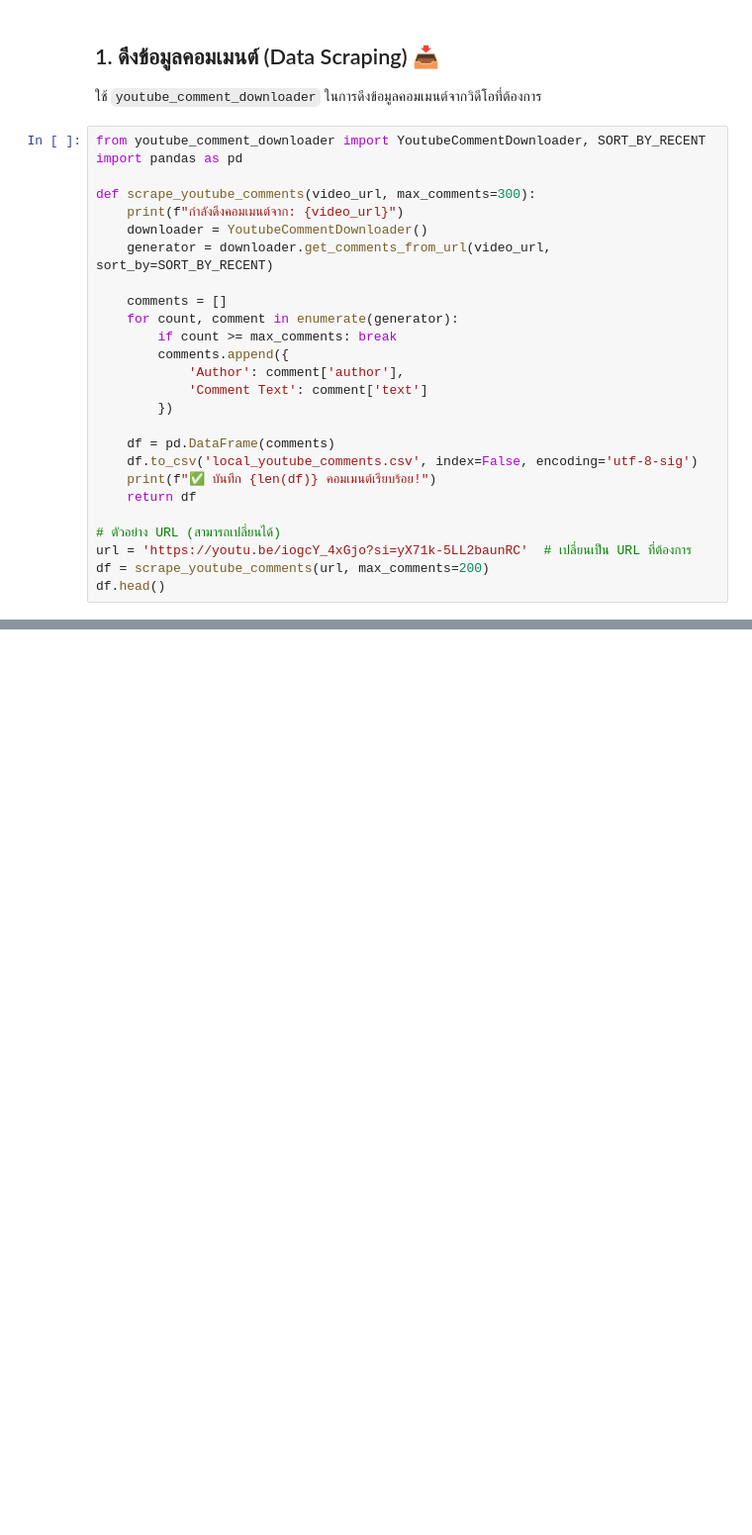
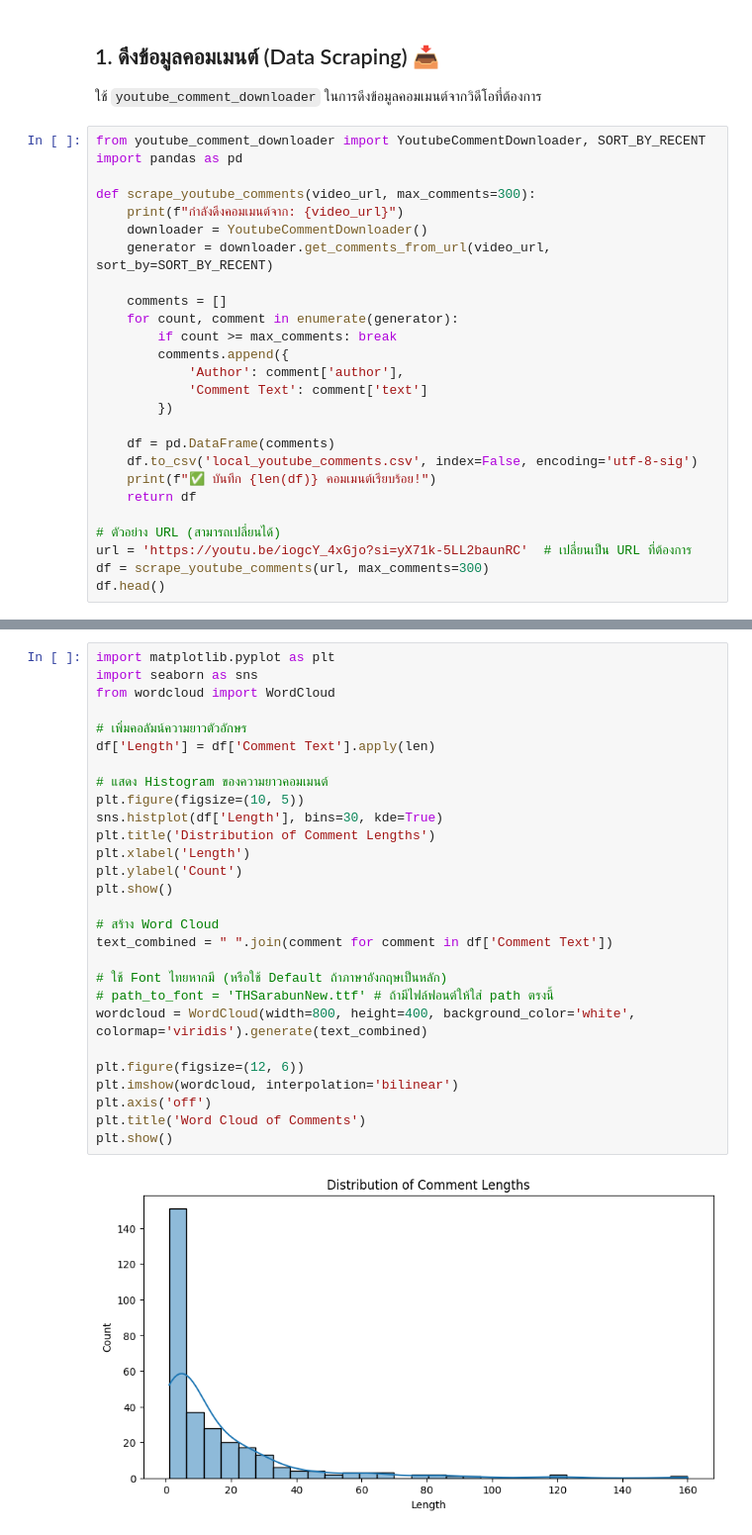
Before and after one commit to IceEz555/RAG-project, a Jupyter notebook: Customer Segmentation/Customer_Segmentation_Local_Model.ipynb, the cells around one changed output, grey strips where cells are left out. Shown at 99% size. Cells and saved outputs as stored; diff of their text form; blank space fills up the shorter version.

Commit message:
feat: Implement a local model-based customer segmentation pipeline using YouTube comments, including data scraping, embedding, clustering, and analysis.

```diff
--- a/Customer Segmentation/Customer_Segmentation_Local_Model.ipynb
+++ b/Customer Segmentation/Customer_Segmentation_Local_Model.ipynb
@@ -37,5 +61,5 @@ def scrape_youtube_comments(video_url, max_comments=300):
 
 # ตัวอย่าง URL (สามารถเปลี่ยนได้)
 url = 'https://youtu.be/iogcY_4xGjo?si=yX71k-5LL2baunRC'  # เปลี่ยนเป็น URL ที่ต้องการ
-df = scrape_youtube_comments(url, max_comments=200)
+df = scrape_youtube_comments(url, max_comments=300)
 df.head()
@@ -41,0 +78,30 @@ df.head()
+# %%
+import matplotlib.pyplot as plt
+import seaborn as sns
+from wordcloud import WordCloud
+
+# เพิ่มคอลัมน์ความยาวตัวอักษร
+df['Length'] = df['Comment Text'].apply(len)
+
+# แสดง Histogram ของความยาวคอมเมนต์
+plt.figure(figsize=(10, 5))
+sns.histplot(df['Length'], bins=30, kde=True)
+plt.title('Distribution of Comment Lengths')
+plt.xlabel('Length')
+plt.ylabel('Count')
+plt.show()
+
+# สร้าง Word Cloud
+text_combined = " ".join(comment for comment in df['Comment Text'])
+
+# ใช้ Font ไทยหากมี (หรือใช้ Default ถ้าภาษาอังกฤษเป็นหลัก)
+# path_to_font = 'THSarabunNew.ttf' # ถ้ามีไฟล์ฟอนต์ให้ใส่ path ตรงนี้
+wordcloud = WordCloud(width=800, height=400, background_color='white', colormap='viridis').generate(text_combined)
+
+plt.figure(figsize=(12, 6))
+plt.imshow(wordcloud, interpolation='bilinear')
+plt.axis('off')
+plt.title('Word Cloud of Comments')
+plt.show()
+# %% [output]
+[figure, added]
```
Also changed, not shown: parts of 22 cells of this notebook, 3 other files.
